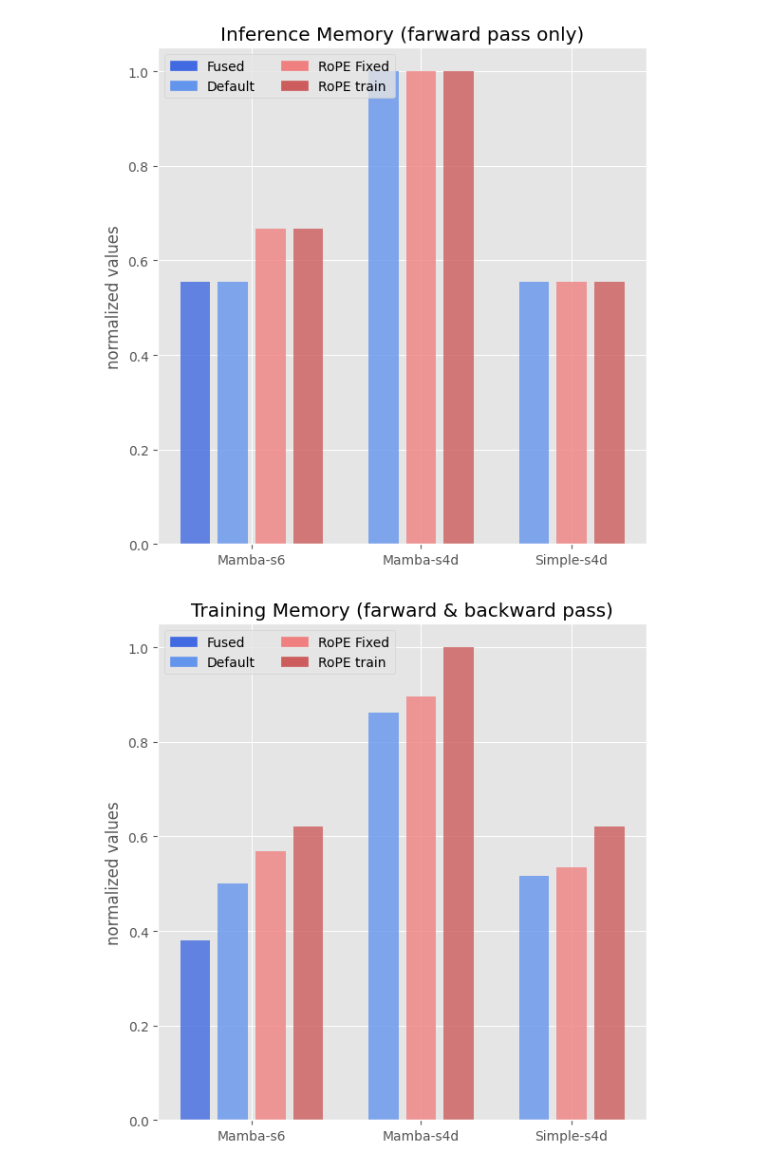
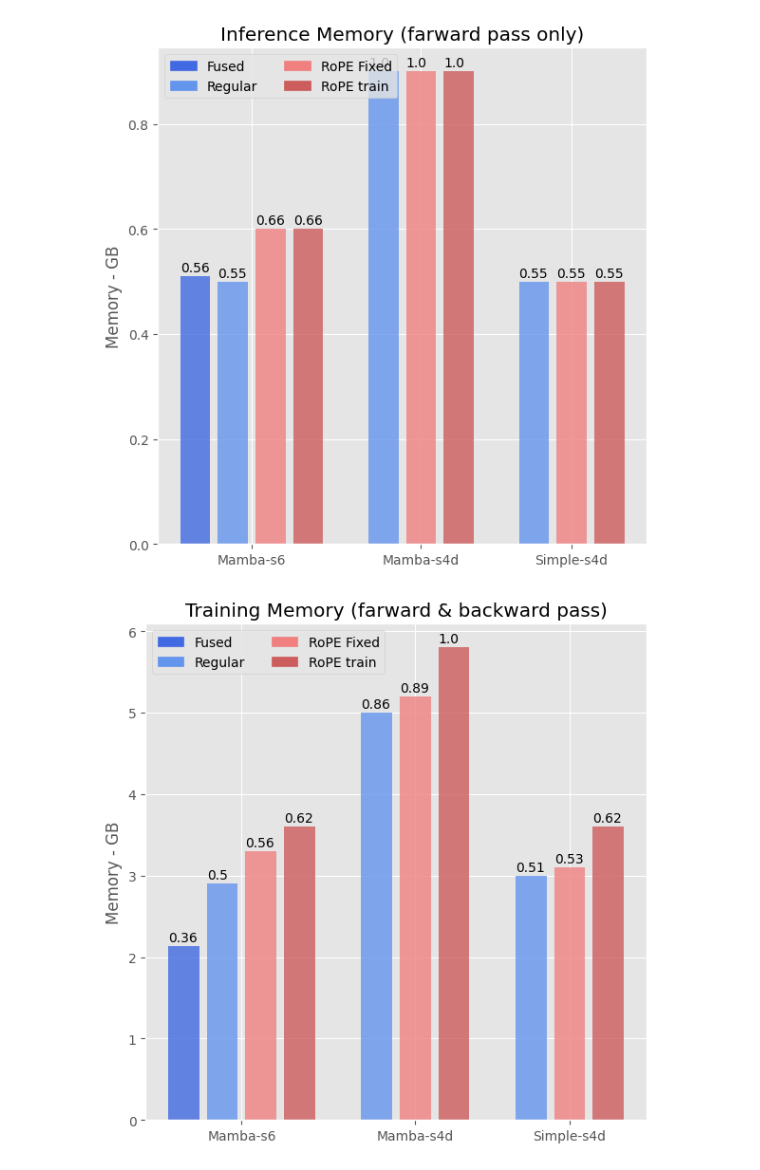
Before and after one commit to KarlUlbaek/Deep-Learning-with-State-Spaces-for-Efficient-Sequence-Modeling, a Jupyter notebook: code/src/s4_playground/plotting/pos_emb_speed.ipynb, the cells around one changed output. Cells and saved outputs as stored; diff of their text form; code cells hidden in the pictures.

Commit message:
a bit of plotting

```diff
--- a/code/src/s4_playground/plotting/pos_emb_speed.ipynb
+++ b/code/src/s4_playground/plotting/pos_emb_speed.ipynb
@@ -27,12 +27,13 @@ vars = ["far", "back", "mem_far", "mem_back"]
 def plot_efficiency(var = "back"):
     names = [key for key in data.keys()]
     vals = np.array([data[key][var] for key in data.keys()])
-    vals = vals / vals.max()
+    vals_normed = vals / vals.max()
     # max_val = max([data[key][var] for key in data.keys()])
     # print(max_val)
     # max_val = {key[var] : [data[key][var]/max_val for key in data.keys()}
     plt.figure(figsize=(6,6))
     idx = 0
+    idxs = []
     for name, val in zip(names, vals):
         if idx == 4: idx+=1
         if idx == 8: idx+=1
@@ -48,14 +49,20 @@ def plot_efficiency(var = "back"):
             color="cornflowerblue"
 
 
+
         plt.bar(idx, val, color=color, width=0.8, alpha=0.8)
+
+        idxs.append(idx)
         idx+=1
+
+    for i in range(len(idxs)):
+        plt.text(x = idxs[i]-0.4, y = vals[i]+0.01*vals.max(), s=str(vals_normed[i])[:4], c='black')
 
     import matplotlib.patches as mpatches
 
     red_patch = [
                  mpatches.Patch(color='royalblue', label='Fused'),
-                 mpatches.Patch(color='cornflowerblue', label='Default'),
+                 mpatches.Patch(color='cornflowerblue', label='Regular'),
                  mpatches.Patch(color='lightcoral', label='RoPE Fixed'),
                  mpatches.Patch(color='indianred', label='RoPE train'),
                  ]
@@ -77,7 +84,12 @@ def plot_efficiency(var = "back"):
 
     plt.title(title)
     plt.xticks([1.5, 6, 10], ["Mamba-s6", "Mamba-s4d", "Simple-s4d"])
-    plt.ylabel("normalized values")
+    if "mem" not in var:
+        plt.ylabel("Batches / Sec")
+    else:
+        plt.ylabel("Memory - GB")
+
+
     plt.tight_layout()
     title = title.replace(" ","")
     plt.savefig(f"data/exp2/{title}_pos_emb.png", dpi=200)
@@ -92,2 +104,2 @@ for var in vars:
-[figure, old version]
+[figure, new version]
-[figure, old version]
+[figure, new version]
```
Also changed, not shown: parts of 2 cells of this notebook, 4 other files.
